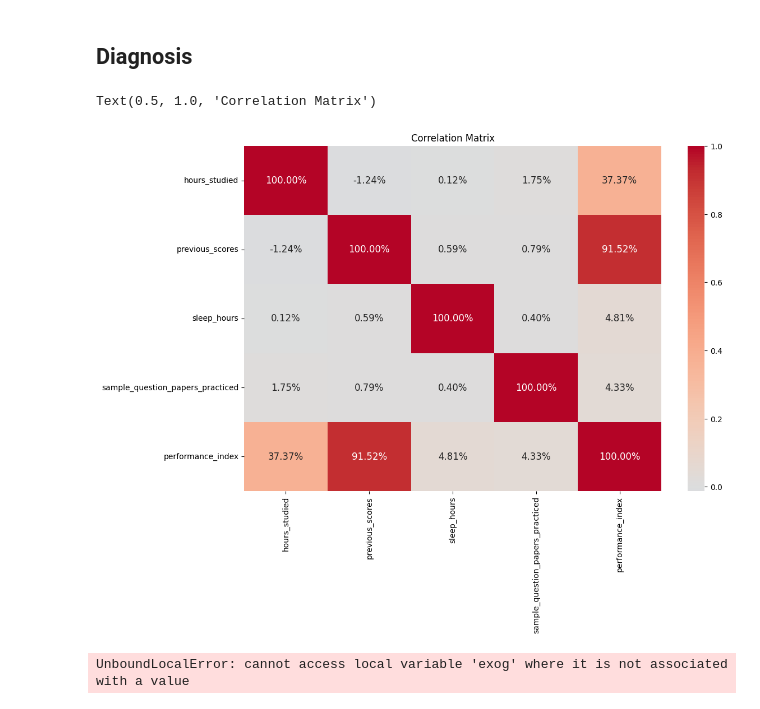
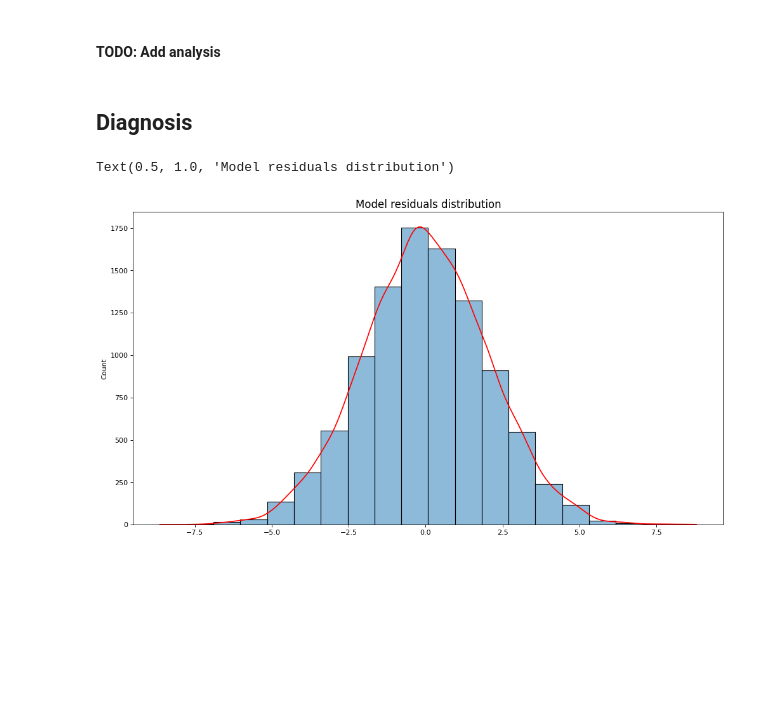
Before and after one commit to dan-teixeira/data-science, a Jupyter notebook: student_performance/student_performance.ipynb, the cells around one changed output. Drawn from its saved outputs; the diff is of its cells as text; code cells hidden in the pictures; blank space fills up the shorter version.

Commit message:
Analysis progress

```diff
--- a/student_performance/student_performance.ipynb
+++ b/student_performance/student_performance.ipynb
@@ -56,0 +99,2 @@ rcorr(
+# %%
+model = smf.ols(data=df_student, formula=formula).fit()
@@ -57,26 +127,4 @@ rcorr(
+# %% [markdown]
+#### TODO: Add analysis
 # %% [markdown]
 ## Diagnosis
-# %%
-plt.figure(figsize=(12, 8), dpi=100)
-
-corr_matrix = df_student.select_dtypes(exclude=object).corr()
-
-ax = sns.heatmap(
-    data=corr_matrix,
-    cmap="coolwarm",
-    center=0,
-    annot=corr_matrix.map(lambda x: f"{x:.2%}"),
-    fmt="",
-    annot_kws={"size":12}
-)
-
-plt.title("Correlation Matrix", fontsize=12)
-# %% [output]
-Text(0.5, 1.0, 'Correlation Matrix')
-[figure, removed]
-# %%
-formula = get_formula(df_student, "performance_index")
-
-# model = smf.ols(data=df_student, formula=formula).fit()
-# %% [output]
-UnboundLocalError: cannot access local variable 'exog' where it is not associated with a value
@@ -84,0 +131,14 @@ model.summary()
+# %%
+plt.figure(figsize=(15,8), dpi=80)
+
+sns.histplot(
+    data=model.resid,
+    bins=20,
+    kde=True,
+).lines[0].set_color("red")
+
+
+plt.title("Model residuals distribution", size=15)
+# %% [output]
+Text(0.5, 1.0, 'Model residuals distribution')
+[figure, added]
```
Also changed, not shown: parts of 16 cells of this notebook, 1 other file.
